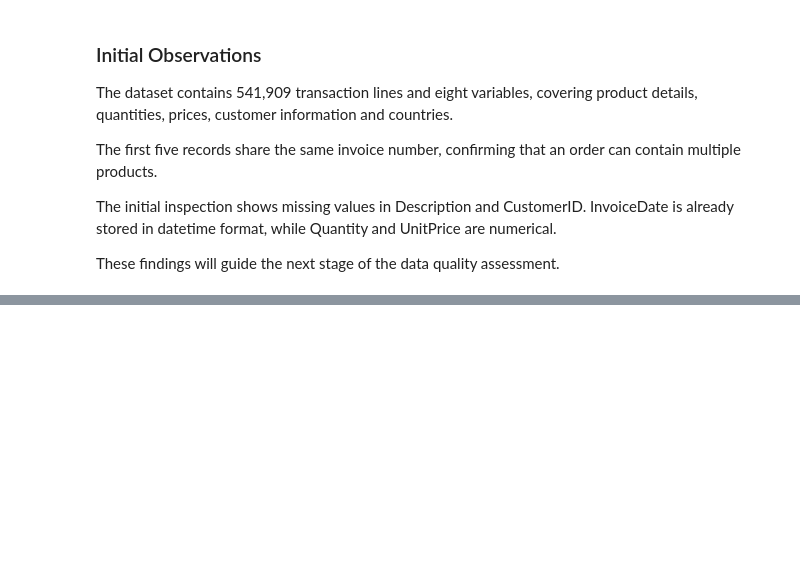
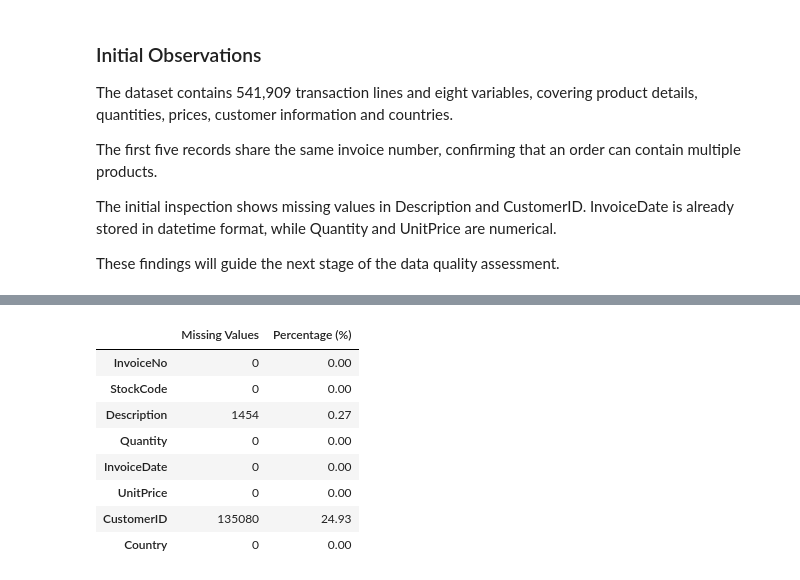
Before and after one commit to jefferson-arcanjo/Online-Retail-Sales-Analysis, a Jupyter notebook: notebooks/online_retail_analysis.ipynb, the cells around one changed output, grey strips where cells are left out. Cells and saved outputs as stored; diff of their text form; code cells hidden in the pictures; blank space fills up the shorter version.

```diff
--- a/notebooks/online_retail_analysis.ipynb
+++ b/notebooks/online_retail_analysis.ipynb
@@ -163,0 +186,23 @@ quality assessment.
+# %%
+#  Calculate the percentage of missing values
+
+missing_percentage = (missing_values / len(retail_data)) * 100
+
+# Create a summary table
+
+missing_summary = pd.DataFrame({
+    "Missing Values": missing_values,
+    "Percentage (%)": missing_percentage.round(2)
+})
+
+missing_summary
+# %% [output]
+|  | Missing Values | Percentage (%) |
+| InvoiceNo | 0 | 0.00 |
+| StockCode | 0 | 0.00 |
+| Description | 1454 | 0.27 |
+| Quantity | 0 | 0.00 |
+| InvoiceDate | 0 | 0.00 |
+| UnitPrice | 0 | 0.00 |
+| CustomerID | 135080 | 24.93 |
+| Country | 0 | 0.00 |
```
Also changed, not shown: parts of 7 cells of this notebook.
